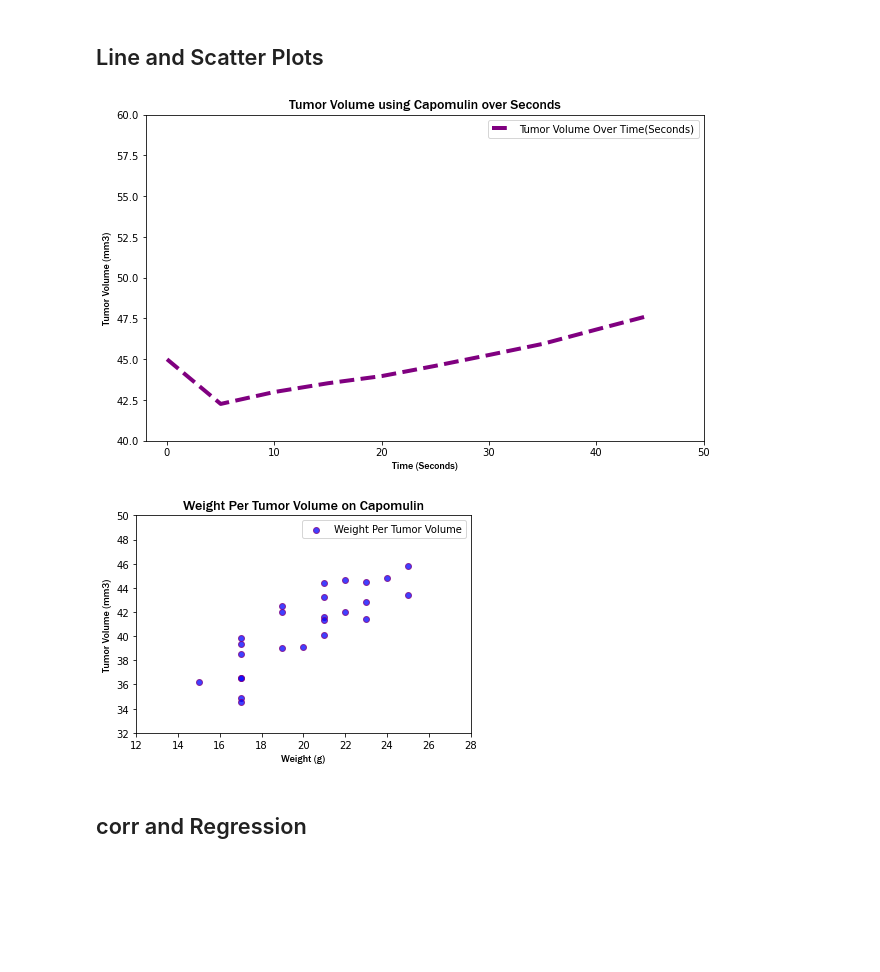
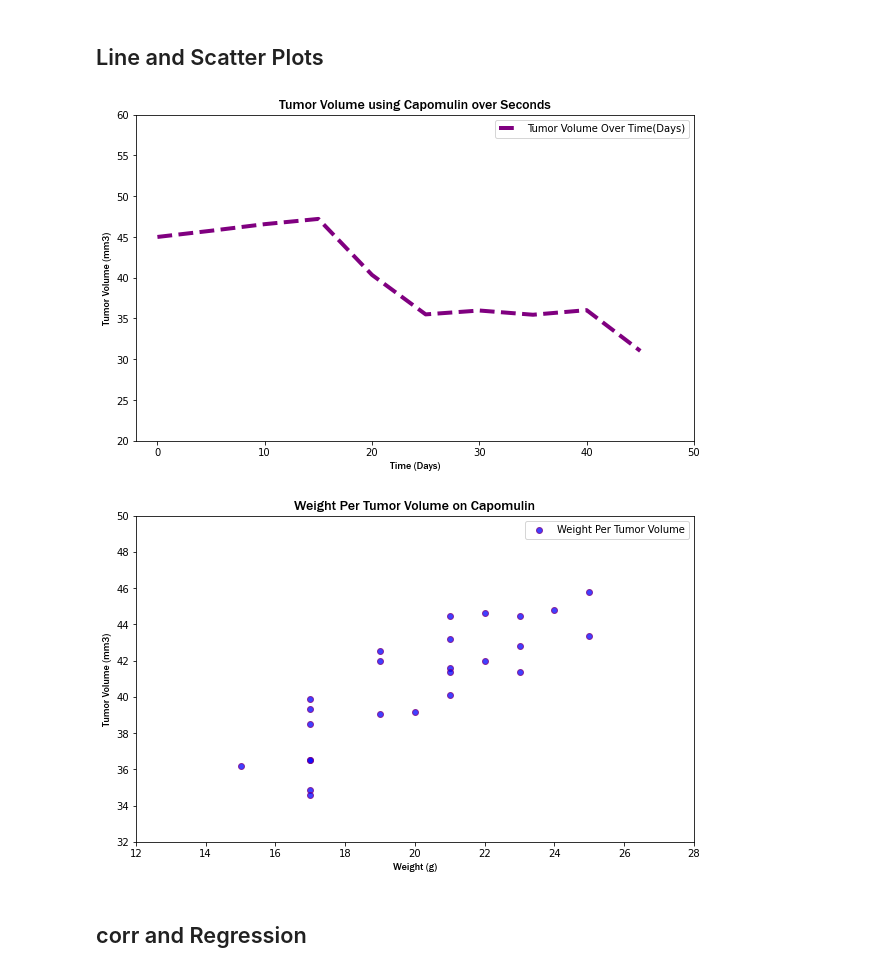
Before and after one commit to tiffburns/SMU_Assignments, a Jupyter notebook: 05-Matplotlib/Submission/Pymaceuticals/pymaceuticals_final.ipynb, the cells around one changed output. Saved outputs shown, nothing was run; the diff lists cells and outputs as text; code cells hidden in the pictures; blank space fills up the shorter version.

```diff
--- a/05-Matplotlib/Submission/Pymaceuticals/pymaceuticals_final.ipynb
+++ b/05-Matplotlib/Submission/Pymaceuticals/pymaceuticals_final.ipynb
@@ -338,39 +348,38 @@ plt.show()
 # Generate a line plot of tumor volume vs. time point for a mouse treated with Capomulin
 
 mice_cap = clean_data.loc[clean_data["Drug Regimen"] == "Capomulin"]
-mouse_cap = clean_data.loc[clean_data["Mouse ID"] == "i557"]
+mouse_cap = clean_data.loc[clean_data["Mouse ID"] == "u364"]
 
 plt.figure(figsize=(10,6))
 plt.title("Tumor Volume using Capomulin over Seconds", fontsize=14, fontname="Franklin Gothic Medium")
-plt.xlabel("Time (Seconds)", fontsize=10, fontname="Franklin Gothic Medium")
+plt.xlabel("Time (Days)", fontsize=10, fontname="Franklin Gothic Medium")
 plt.ylabel("Tumor Volume (mm3)", fontsize=10, fontname="Franklin Gothic Medium")
-plt.ylim(40,60)
+plt.ylim(20,60)
 plt.xlim(-2,50)
-plt.plot(mouse_cap["Timepoint"], mouse_cap["Tumor Volume (mm3)"] ,color="purple", label="Tumor Volume Over Time(Seconds)", linestyle='dashed',linewidth=4 )
+plt.plot(mouse_cap["Timepoint"], mouse_cap["Tumor Volume (mm3)"] ,color="purple", label="Tumor Volume Over Time(Days)", linestyle='dashed',linewidth=4 )
 plt.legend()
 plt.show()
 # %% [output]
-[figure, old version]
+[figure, new version]
 # %%
 # Generate a scatter plot of average tumor volume vs. mouse weight for the Capomulin regimen
 
 avg_tumor_vol = mice_cap.groupby("Mouse ID").mean()
-
+plt.figure(figsize=(10,6))
 x_axis = avg_tumor_vol["Weight (g)"]
 y_axis = avg_tumor_vol["Tumor Volume (mm3)"]
 
 plt.title("Weight Per Tumor Volume on Capomulin", fontsize=14, fontname="Franklin Gothic Medium")
 plt.xlabel("Weight (g)", fontsize=10, fontname="Franklin Gothic Medium")
 plt.ylabel("Tumor Volume (mm3)", fontsize=10, fontname="Franklin Gothic Medium")
 plt.ylim(32,50)
 plt.xlim(12,28)
-
 plt.scatter(x_axis, y_axis, marker="o", facecolors="blue", edgecolors="purple",  alpha=0.75, label="Weight Per Tumor Volume")
 plt.legend()
 plt.plot()
 plt.show()
 # %% [output]
-[figure, old version]
+[figure, new version]
 # %% [markdown]
 ## corr and Regression
 # %%
```
Also changed, not shown: parts of 2 cells of this notebook, 1 other file.
